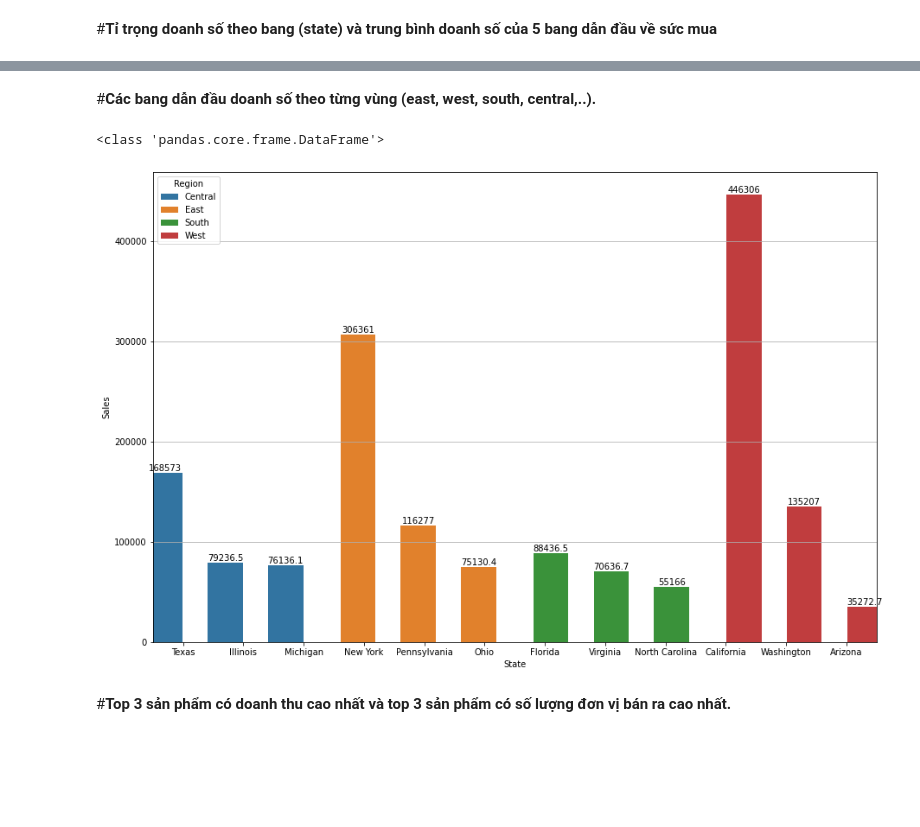
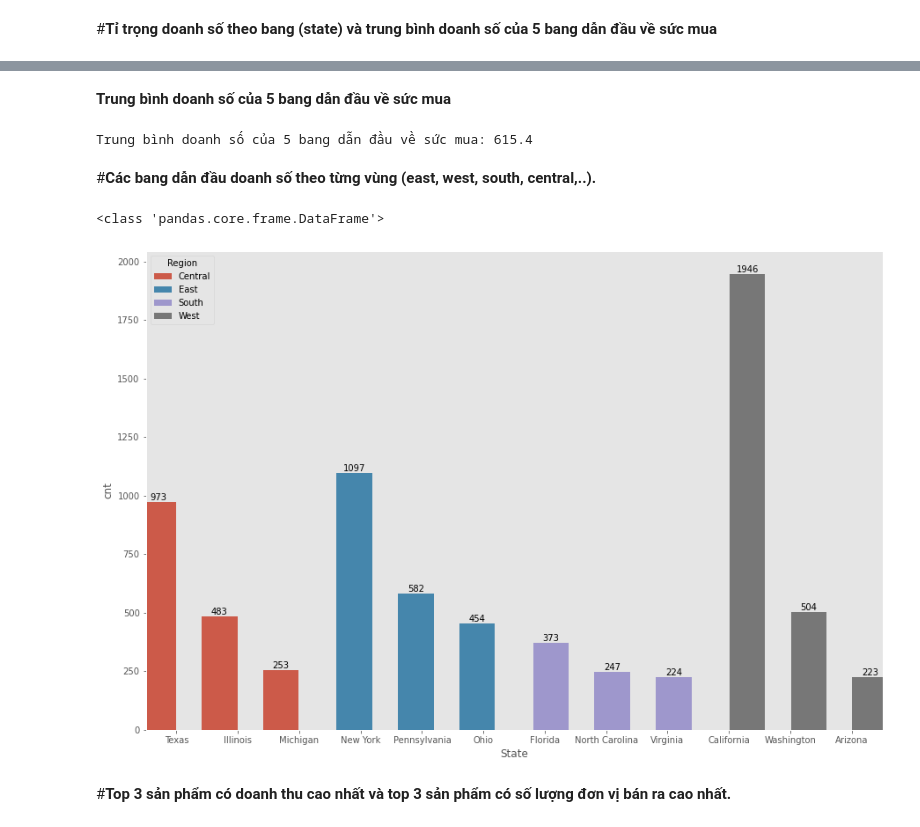
Before and after one commit to Quang-Nguyen-Van/MSE-PYTHON, a Jupyter notebook: Assignment.ipynb, the cells around one changed output, grey strips where cells are left out. Drawn from its saved outputs; the diff is of its cells as text; code cells hidden in the pictures; blank space fills up the shorter version.

```diff
--- a/Assignment.ipynb
+++ b/Assignment.ipynb
@@ -97,6 +118,7 @@ d_frame[d_frame['Postal Code'].isnull()]
 | 9741 | 9742 | CA-2016-117086 | 08/11/2016 | 12/11/2016 | Standard Class | QJ-19255 | Quincy Jones | Corporate | United States | ... |
 # %%
 d_frame['Postal Code'] = d_frame['Postal Code'].fillna('L7L 0A1')
+d_frame['cnt'] = 1
 # %%
 d_frame.isnull().sum()
 # %% [output]
@@ -174,11 +192,11 @@ plt.show()
 # %%
 data = d_frame.copy()
 data['Order Date'] = pd.to_datetime(data['Order Date']).dt.strftime('%Y-%m-01')
-F = data.groupby(['Order Date'])['Sales'].sum().sort_index(ascending=True)
+F = data.groupby(['Order Date'])['cnt'].sum().sort_index(ascending=True)
 F = pd.DataFrame(F)
 F.index = pd.to_datetime(F.index)
 
-Q = F.groupby(F.index.to_period('Q'))['Sales'].sum().sort_index(ascending=True)
+Q = F.groupby(F.index.to_period('Q'))['cnt'].sum().sort_index(ascending=True)
 ax = Q.plot(figsize=(10,4))
 Q.index = pd.Index(Q.index)
 ticks = F.index[F.index.month%3 == 1]
@@ -188,10 +206,10 @@ labels = [f'Q{int(ts.month/3)+1}\n{ts.year}' if ts.month == 1
 ax.set_xticks(ticks)
 ax.set_xticks(Q.index, minor=True)
 ax.set_xticklabels(labels)
-
+print(Q)
 ax.annotate('Highest Sale',
              (Q.index[-1], Q.values[-1]),
              xytext=(15, 15),
              textcoords='offset points',
-             arrowprops=dict(arrowstyle='-|>'))
+             arrowprops=dict(arrowstyle='-|>'));
 # %% [output]
@@ -253,0 +251,21 @@ plt.show()
+# %%
+data = d_frame.groupby(['City'])['cnt'].sum().sort_values(ascending=False)
+data = data.reset_index()
+
+idx = int(len(data)/4)
+start_idx = 0
+end_idx = 0
+for i in range(1, 5):
+    if i == 4:
+        end_idx = len(data)
+    else:
+      end_idx = idx*i
+    dta = data[start_idx:end_idx]
+    fig, ax = plt.subplots(figsize=(30,5))
+    ax = sns.barplot(x = dta.City, y = dta.cnt, estimator=np.sum, ci = None, ax=ax)
+
+    plt.bar_label(ax.containers[0])
+    ax.set(title='Sức mua theo từng thành phố')
+    ax.tick_params(axis='x', rotation=90)
+    plt.show()
+    start_idx = end_idx
@@ -288,30 +318,37 @@ data.plot(kind = "pie",
+# %% [markdown]
+**Trung bình doanh số của 5 bang dẫn đầu về sức mua**
+# %%
+highest_5_states = d_frame.groupby('City')['cnt'].sum().sort_values(ascending=False).head(5).values.mean()
+print('Trung bình doanh số của 5 bang dẫn đầu về sức mua: ' + str(highest_5_states))
+# %% [output]
+Trung bình doanh số của 5 bang dẫn đầu về sức mua: 615.4
 # %% [markdown]
 #**Các bang dẫn đầu doanh số theo từng vùng (east, west, south, central,..).**
 # %%
-data = d_frame.groupby(["Region", 'State']).agg({'Sales':sum})
-g = data['Sales'].groupby('Region', group_keys=False)
+data = d_frame.groupby(["Region", 'State']).agg({'cnt':sum})
+g = data['cnt'].groupby('Region', group_keys=False)
 g = g.nlargest(3).reset_index()
 print(type(g))
 plt.figure(figsize = (15,10))
-ax = sns.barplot(x = g.State, y = g.Sales, hue = g.Region, ci = None, estimator=np.sum)
+ax = sns.barplot(x = g.State, y = g.cnt, hue = g.Region, ci = None, estimator=np.sum)
 for i in ax.containers :
     plt.bar_label(i);
 
 def width_changer(axi, new_value):
     for patch in axi.patches :
         cur_width = patch.get_width()
         diff = cur_width - new_value
         patch.set_width(new_value)
         patch.set_x(patch.get_x() + diff * .5)
 
 
 plt.legend(loc = 'upper left', title = 'Region')
 width_changer(ax, .58)
 ax.grid(axis='y')
 plt.show()
 # %% [output]
 <class 'pandas.core.frame.DataFrame'>
-[figure, old version]
+[figure, new version]
 # %% [markdown]
 #**Top 3 sản phẩm có doanh thu cao nhất và top 3 sản phẩm có số lượng đơn vị bán ra cao nhất.**
 # %% [markdown]
```
Also changed, not shown: parts of 42 cells of this notebook.
